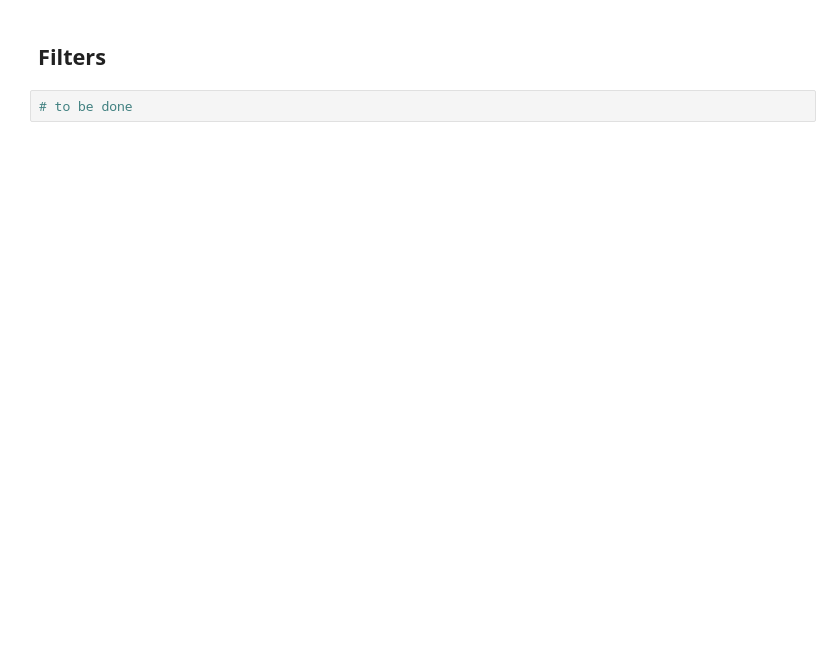
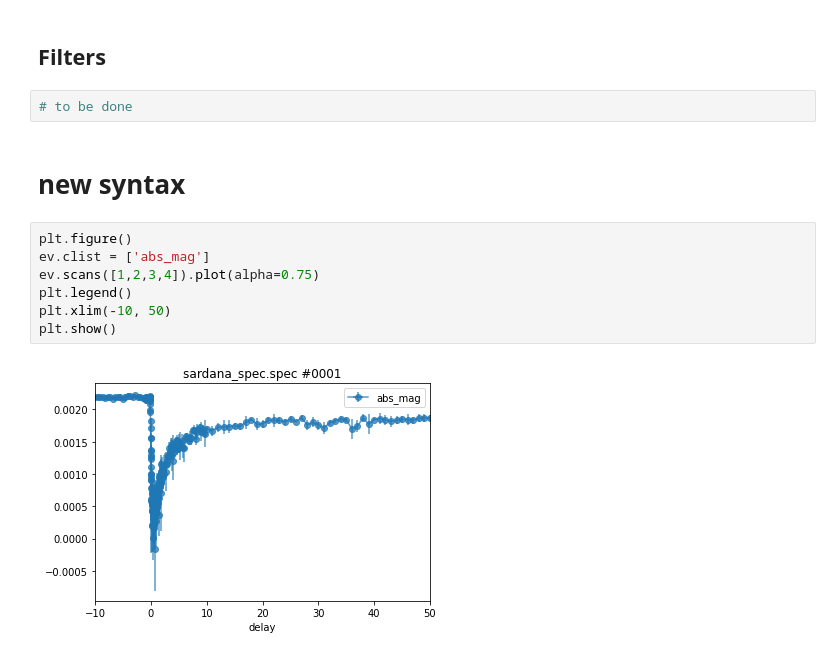
Before and after one commit to dschick/pyEvalData, a Jupyter notebook: docs/source/examples/evaluation.ipynb, the cells around one changed output. Drawn from its saved outputs; the diff is of its cells as text; blank space fills up the shorter version.

Commit message:
hack with new syntax

```diff
--- a/docs/source/examples/evaluation.ipynb
+++ b/docs/source/examples/evaluation.ipynb
@@ -469,3 +659,14 @@ plt.show()
 ## Filters
 # %%
 # to be done
+# %% [markdown]
+# new syntax
+# %%
+plt.figure()
+ev.clist = ['abs_mag']
+ev.scans([1,2,3,4]).plot(alpha=0.75)
+plt.legend()
+plt.xlim(-10, 50)
+plt.show()
+# %% [output]
+[figure, added]
```
Also changed, not shown: parts of 32 cells of this notebook, 1 other file.
